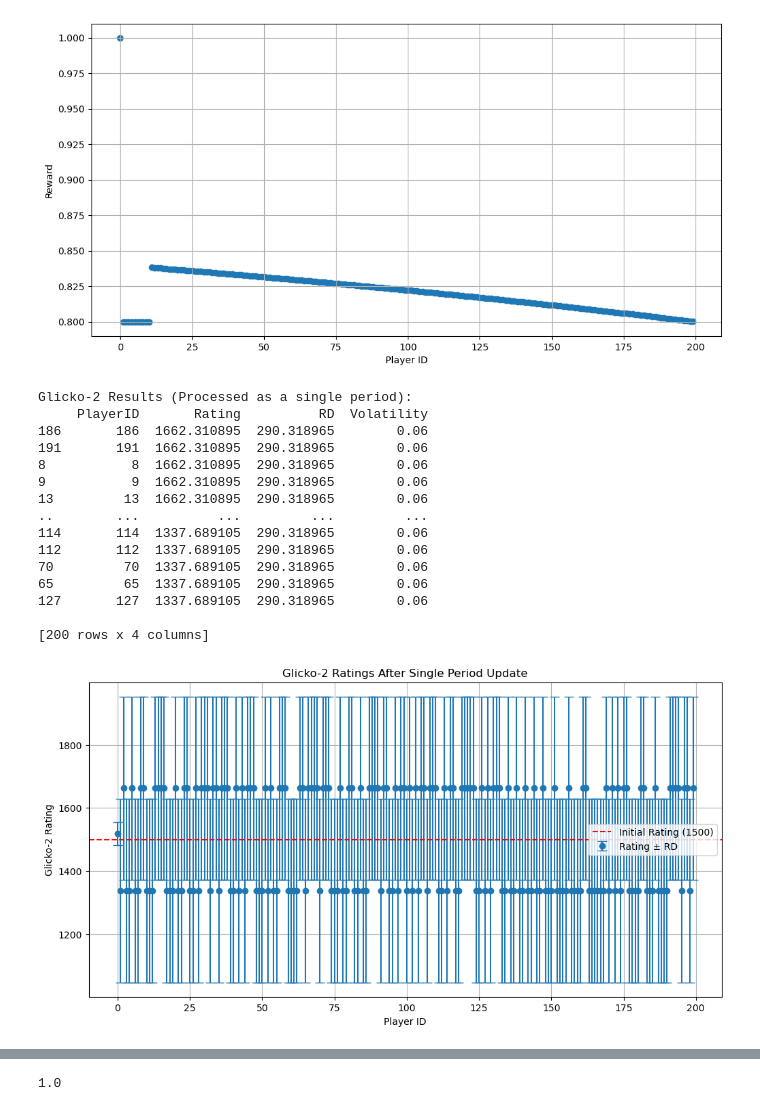
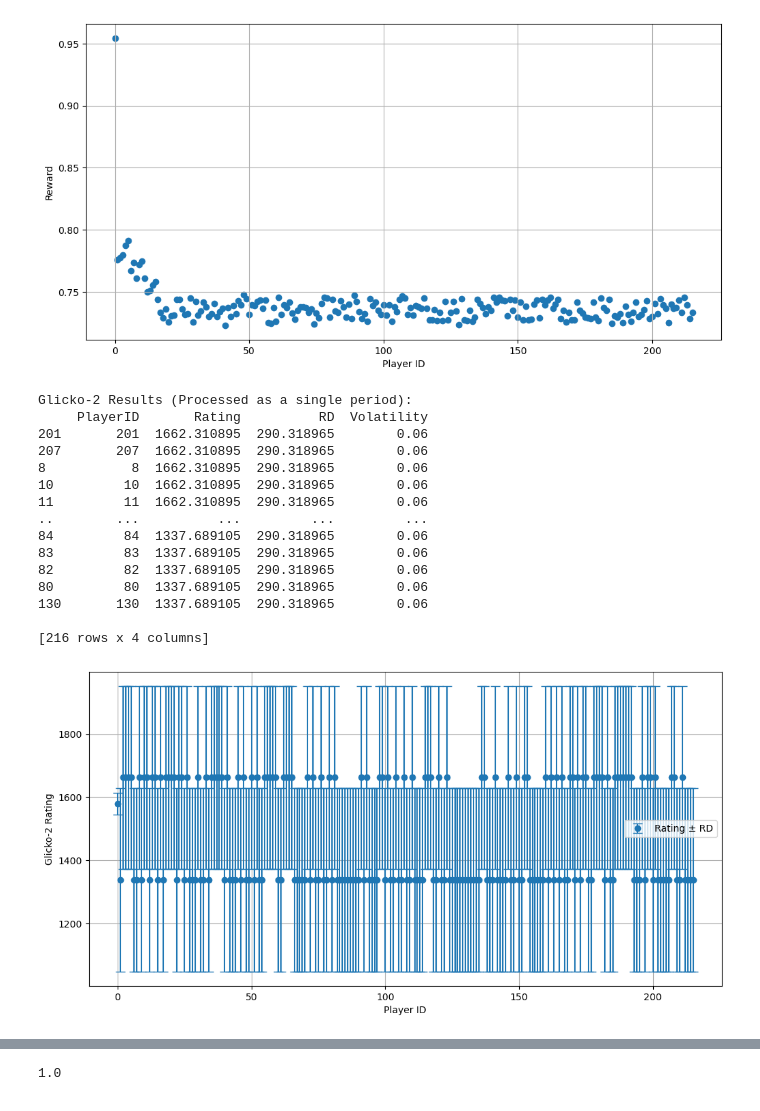
Before and after one commit to tsamtsam/glicko_rlhf, a Jupyter notebook: linear_bandits.ipynb, the cells around one changed output, grey strips where cells are left out. Saved outputs shown, nothing was run; the diff lists cells and outputs as text; code cells hidden in the pictures.

Commit message:
eval working but bad results

```diff
--- a/linear_bandits.ipynb
+++ b/linear_bandits.ipynb
@@ -38,14 +86,14 @@ for i in range(n):
 # %%
 # Display the rewards of the arms
 plt.figure(figsize=(12, 6))
-plt.scatter([i for i in range(n)], [theta@arms[i] for i in range(n)])
+plt.scatter([i for i in range(ind)], [theta@arms[i] for i in range(ind)])
 plt.xlabel("Player ID")
 plt.ylabel("Reward")
 plt.grid(True)
-
+plt.savefig('reward_fcn.png')
 plt.show()
 # %% [output]
-[figure, old version]
+[figure, new version]
 # %%
 # --- Data Collection for the Rating Period ---
 # This structure will hold, for each player, lists of:
@@ -55,12 +103,12 @@ plt.show()
 # All ratings/RDs are taken *before* any updates in this period.
 # Cutoff is 2
 cutoff = 0
-period_games_data = {player_id: {'opponent_ratings': [], 'opponent_rds': [], 'outcomes': []} for player_id in range(n)}
+period_games_data = {player_id: {'opponent_ratings': [], 'opponent_rds': [], 'outcomes': []} for player_id in range(ind)}
 raw_match_log = [] # Optional: to store raw [p1, p2, winner] for debugging or other analysis
 
 # Simulate Matches and Collect Data
-for i in range(cutoff+1, n):  # Optimal arm (0) plays against each suboptimal arm (i)
-    for _ in range(m): # m matches between arm 0 and arm i
+for i in range(1, ind):  # Optimal arm (0) plays against each suboptimal arm (i)
+    for _ in range(a): # m matches between arm 0 and arm i
         # Get current ratings and RDs of players involved (these are their "pre-period" stats for this batch of games)
         opt =  random.randint(0, 0)
         rating_player_opt = players[opt].getRating()
@@ -98,7 +146,7 @@ for i in range(cutoff+1, n):  # Optimal arm (0) plays against each suboptimal ar
         raw_match_log.append([opt, i, winner_id])
 # %%
 # --- Update Ratings for All Players After the Period ---
-for player_id in range(n):
+for player_id in range(ind):
     if period_games_data[player_id]['opponent_ratings']: # Check if the player played any games
         players[player_id].update_player(
             period_games_data[player_id]['opponent_ratings'],
@@ -111,14 +159,14 @@ ratings = []
 rds = []
 vols = []
 
-for i in range(n):
+for i in range(ind):
     ratings.append(players[i].getRating())
     rds.append(players[i].getRd())
     vols.append(players[i].vol)
 
 # Create a Pandas DataFrame for easier viewing
 results_df = pd.DataFrame({
-    'PlayerID': list(range(n)),
+    'PlayerID': list(range(ind)),
     'Rating': ratings,
     'RD': rds,
     'Volatility': vols
@@ -129,32 +177,32 @@ print(results_df.sort_values('Rating', ascending=False))
 # %% [output]
 Glicko-2 Results (Processed as a single period):
      PlayerID       Rating          RD  Volatility
-186       186  1662.310895  290.318965        0.06
-191       191  1662.310895  290.318965        0.06
+201       201  1662.310895  290.318965        0.06
+207       207  1662.310895  290.318965        0.06
 8           8  1662.310895  290.318965        0.06
-9           9  1662.310895  290.318965        0.06
-13         13  1662.310895  290.318965        0.06
+10         10  1662.310895  290.318965        0.06
+11         11  1662.310895  290.318965        0.06
 ..        ...          ...         ...         ...
-114       114  1337.689105  290.318965        0.06
-112       112  1337.689105  290.318965        0.06
-70         70  1337.689105  290.318965        0.06
-65         65  1337.689105  290.318965        0.06
-127       127  1337.689105  290.318965        0.06
+84         84  1337.689105  290.318965        0.06
+83         83  1337.689105  290.318965        0.06
+82         82  1337.689105  290.318965        0.06
+80         80  1337.689105  290.318965        0.06
+130       130  1337.689105  290.318965        0.06
 
-[200 rows x 4 columns]
+[216 rows x 4 columns]
 # %%
 # Plotting the ratings
+lim = ind
 plt.figure(figsize=(12, 6))
-plt.errorbar(results_df['PlayerID'], results_df['Rating'], yerr=results_df['RD'], fmt='o', capsize=5, label='Rating ± RD')
-plt.axhline(y=1500, color='r', linestyle='--', label='Initial Rating (1500)')
+plt.errorbar(results_df['PlayerID'][:lim], results_df['Rating'][:lim], yerr=results_df['RD'][:lim], fmt='o', capsize=5, label='Rating ± RD')
 plt.xlabel("Player ID")
 plt.ylabel("Glicko-2 Rating")
-plt.title("Glicko-2 Ratings After Single Period Update")
 plt.legend()
 plt.grid(True)
+plt.savefig('glicko_eb.png')
 plt.show()
 # %% [output]
-[figure, old version]
+[figure, new version]
 # %%
 # Plotting the ratings
 plt.figure(figsize=(12, 6))
```
Also changed, not shown: parts of 19 cells of this notebook, 4 other files.
